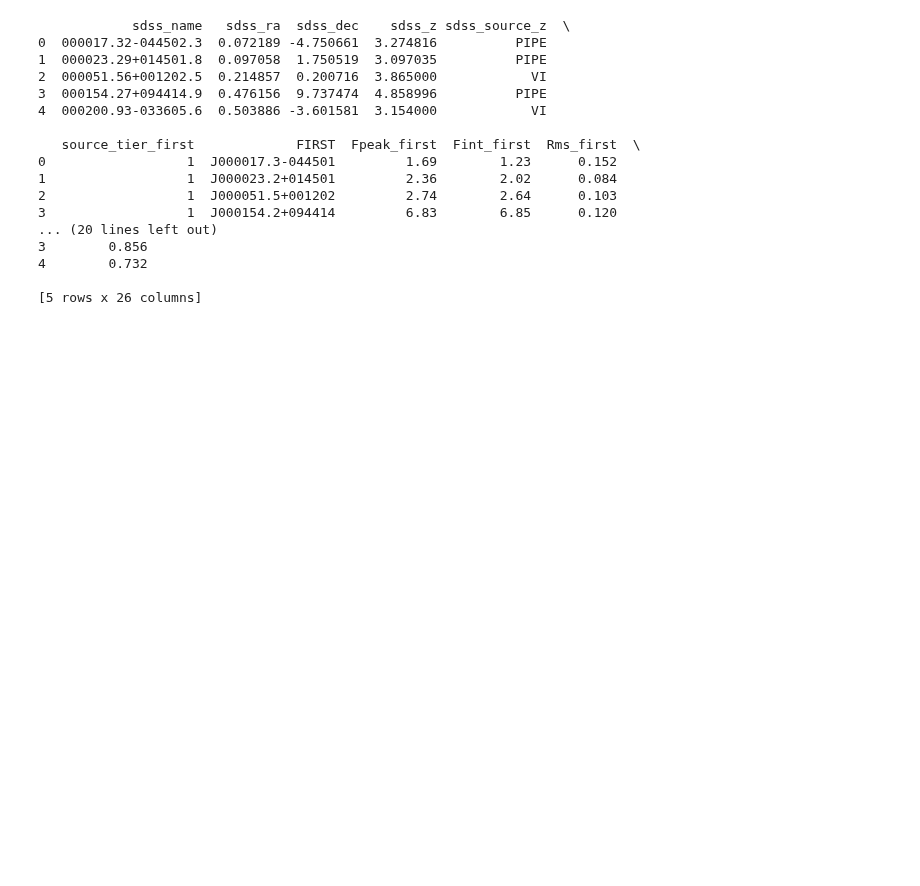
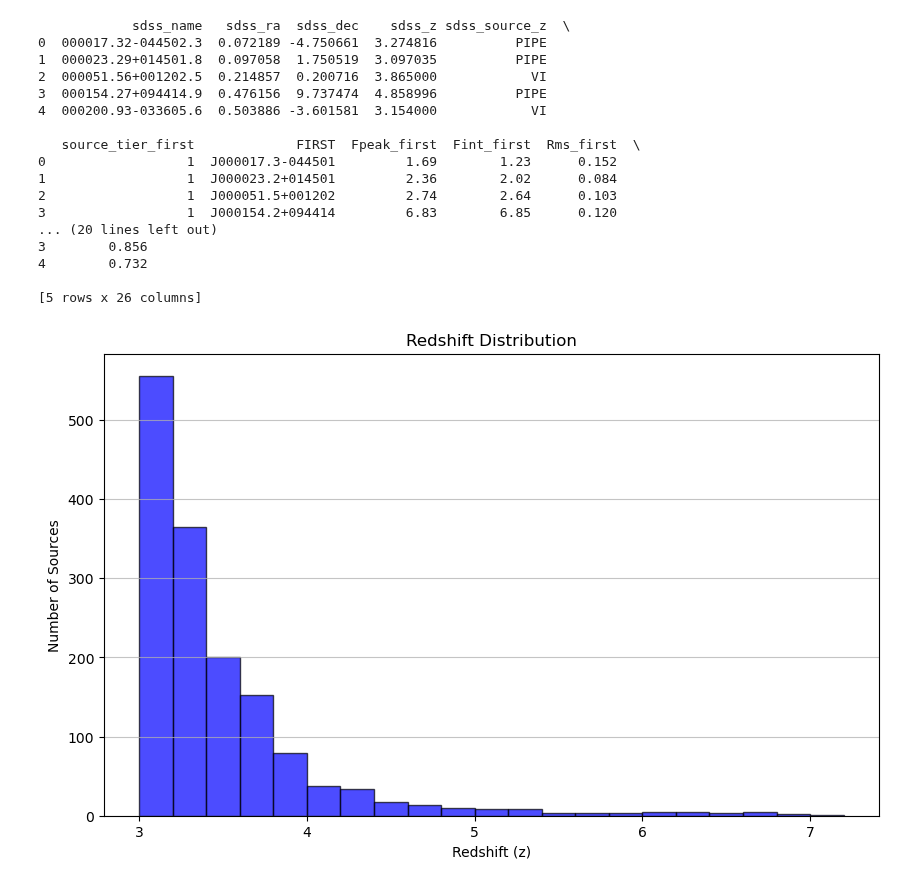
Before and after one commit to ykzhang112233/highz-catalogue, a Jupyter notebook: scripts/code_help.ipynb, the cells around one changed output. Drawn from its saved outputs; the diff is of its cells as text; code cells hidden in the pictures; blank space fills up the shorter version.

Commit message:
analysis redshift distribution

```diff
--- a/scripts/code_help.ipynb
+++ b/scripts/code_help.ipynb
@@ -150,3 +150,17 @@ print(df.head())
 4        0.732
 
 [5 rows x 26 columns]
+# %%
+from matplotlib import pyplot as plt
+
+#draw the hitogram figure for redshift distribution
+plt.figure(figsize=(10, 6))
+# start from z= 3 and ends at z= 7.2, bin width is 0.2
+plt.hist(df['sdss_z'], bins=21, range=(3, 7.2), color='blue', alpha=0.7, edgecolor='black')
+plt.title('Redshift Distribution')
+plt.xlabel('Redshift (z)')
+plt.ylabel('Number of Sources')
+plt.grid(axis='y', alpha=0.75)
+plt.show()
+# %% [output]
+[figure, added]
```
Also changed, not shown: parts of 1 cell of this notebook, 1 other file.
